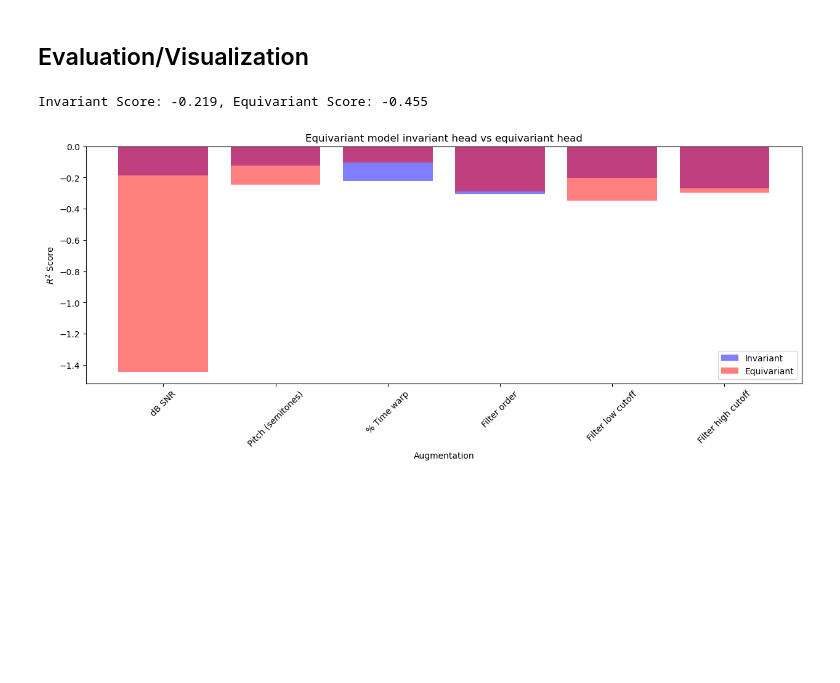
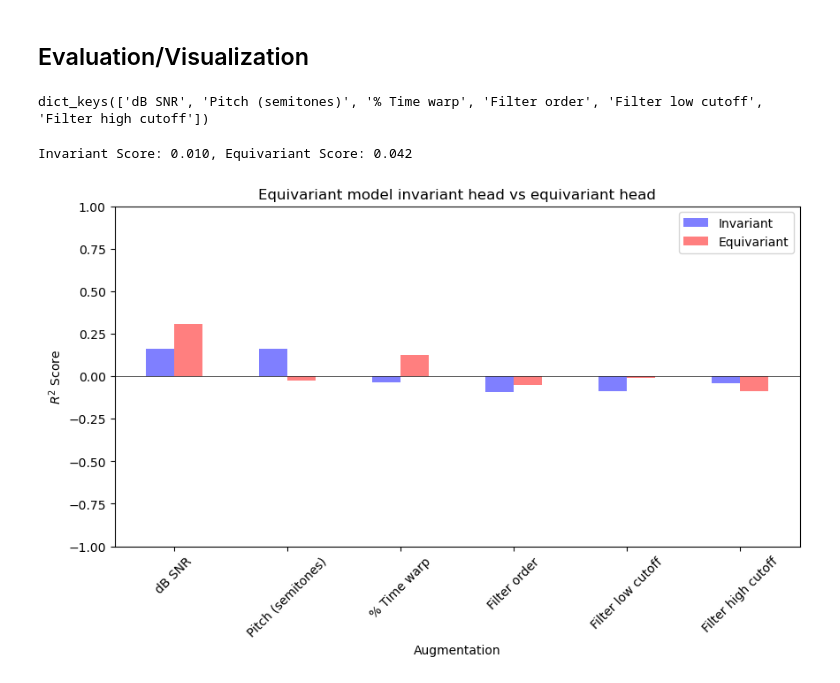
Before and after one commit to Feather-Lab/audio-ssl, a Jupyter notebook: notebooks/param_decoding_audio_models_compare_task_heads.ipynb, the cells around one changed output. Cells and saved outputs as stored; diff of their text form; code cells hidden in the pictures; blank space fills up the shorter version.

Commit message:
Update param decoding

```diff
--- a/notebooks/param_decoding_audio_models_compare_task_heads.ipynb
+++ b/notebooks/param_decoding_audio_models_compare_task_heads.ipynb
@@ -86,6 +152,7 @@ val_dataset = jsinV3_precombined_all_signals(root=jsin_path,
 # %%
 transforms = AudioAugmentStackWithParams()
 
+noise = np.random.randn(40000) * 0.02 # init white noise with variance at 0.02 RMS
 def collate_fn(batch):
     batch = batch[0] # unbox wrapper added by dataloader
     clean_signals = []
@@ -99,11 +166,10 @@ def collate_fn(batch):
     else:
         labels = torch.from_numpy(labels)
     # convert signal and noise into signal
-    for (signal, noise) in  zip(*batch[:2]):
+    for (signal, _) in  zip(*batch[:2]):
         if signal.sum() == 0 or signal is None:
             continue
-        if noise.sum() == 0:
-            continue
+
         else:
             (clean_sig, augment_sig), params_i = transforms(signal, noise)
             clean_signals.append(clean_sig)
@@ -210,8 +276,9 @@ from lightning_scripts.lightning_ssl_matched_speech_in_noise import LitAudioSSL
 # import lightning_scripts.architectures as architectures
 # from robustness.audio_functions.audio_input_representations import AUDIO_INPUT_REPRESENTATIONS
 
-path_model_equivariant = '/mnt/ceph/users/igriffith/projects/cochdnn/model_checkpoints/barlow_dualtask_kell2018_base_Matched_blocked_batches_lmbda_1e-2_lr_2e-1_w_augment_eq_lmbda_1e-02/checkpoints/epoch=129-step=23400-best_train.ckpt'
-config_model_equivariant_path = '/mnt/ceph/users/igriffith/projects/cochdnn/model_configs/equi_lmbda_search/barlow_dualtask_kell2018_base_Matched_blocked_batches_lmbda_1e-2_lr_2e-1_w_augment_eq_lmbda_1e-02.yaml'
+equi_model_base = 'barlow_dualtask_kell2018_base_Matched_blocked_batches_lmbda_1e-2_lr_2e-1_w_augment_eq_lmbda_1e-02'
+path_model_equivariant = f'/mnt/ceph/users/igriffith/projects/cochdnn/model_checkpoints/{equi_model_base}/checkpoints/epoch=128-step=23220-best_val.ckpt'
+config_model_equivariant_path = f'/mnt/ceph/users/igriffith/projects/cochdnn/model_configs/equi_lmbda_search/{equi_model_base}.yaml'
 config_model_equivariant = yaml.load(open(config_model_equivariant_path, 'r'), Loader=yaml.FullLoader)
 
 kell2018_equivariant = LitAudioSSL.load_from_checkpoint(config=config_model_equivariant, checkpoint_path=path_model_equivariant)#.model.cuda().eval()
@@ -254,13 +333,8 @@ Y_train = params_train.detach().cpu().numpy()
 Y_test = params_test.detach().cpu().numpy()
 
 ## norm parameters
-# compute global stats
-Y_global = np.vstack([Y_train, Y_test])
-global_mean = Y_global.mean(0)
-global_std = Y_global.std(0)
-# norm parameters
-Y_train = (Y_train - global_mean) / global_std
-Y_test  = (Y_test - global_mean) / global_std
+Y_train = (Y_train - params_mean) / params_std
+Y_test  = (Y_test - params_mean) / params_std
 
 regression_1 = LinearRegression().fit(X1_train, Y_train)
 regression_2 = LinearRegression().fit(X2_train, Y_train)
@@ -281,22 +355,31 @@ for _ in range(len(AUGMENTATION_LIST)):
     r2_equivariant[AUGMENTATION_LIST[_]] =  r2_score(Y_test[:, _], preds_2[:, _])
 # %%
 from pathlib import Path
+# %%
+r2_invariant.keys()
+# %% [output]
+dict_keys(['dB SNR', 'Pitch (semitones)', '% Time warp', 'Filter order', 'Filter low cutoff', 'Filter high cutoff'])
 # %%
 print(f"Invariant Score: {score_1:.3f}, Equivariant Score: {score_2:.3f}")
-plt.figure(figsize=(15, 5))
-plt.bar(r2_invariant.keys(), r2_invariant.values(), color='blue', alpha=0.5, label='Invariant')
-plt.bar(r2_equivariant.keys(), r2_equivariant.values(), color='red', alpha=0.5, label='Equivariant')
-plt.xticks(rotation=45)
+plt.figure(figsize=(10, 5))
+bar_width = 0.25
+bar_x = np.arange(len(r2_invariant.keys()))
+plt.bar(bar_x, r2_invariant.values(), color='blue', alpha=0.5, label='Invariant', width=bar_width)
+plt.bar(bar_x + bar_width, r2_equivariant.values(), color='red', alpha=0.5, label='Equivariant', width=bar_width)
+plt.axhline(0, color='k', lw=0.5)
+plt.xticks(rotation=45, ticks=bar_x + (bar_width * 0.5), labels=list(r2_invariant.keys()))
 plt.xlabel('Augmentation')
 plt.ylabel('$R^2$ Score')
+plt.ylim(-1,1)
+
 plt.title("Equivariant model invariant head vs equivariant head")
 
 plt.legend()
 
-fig_out_dir = Path('parameter_decoding') / f"barlow_dualtask_kell2018_base_Matched_blocked_batches_lmbda_1e-2_lr_2e-1_w_augment_eq_lmbda_1e-02"
+fig_out_dir = Path('parameter_decoding') / equi_model_base
 fig_out_dir.mkdir(parents=True, exist_ok=True)
 fig_out_name = fig_out_dir / f"invar_head_vs_equivar_head_param_decoding_r2_by_augmentation"
-# plt.savefig(fig_out_name, transparent=True, bbox_inches='tight' )
+# plt.savefig(fig_out_name, transparent=False, bbox_inches='tight' )
 # %% [output]
-Invariant Score: -0.219, Equivariant Score: -0.455
+Invariant Score: 0.010, Equivariant Score: 0.042
-[figure, old version]
+[figure, new version]
```
Also changed, not shown: parts of 4 cells of this notebook, 4 other files.
